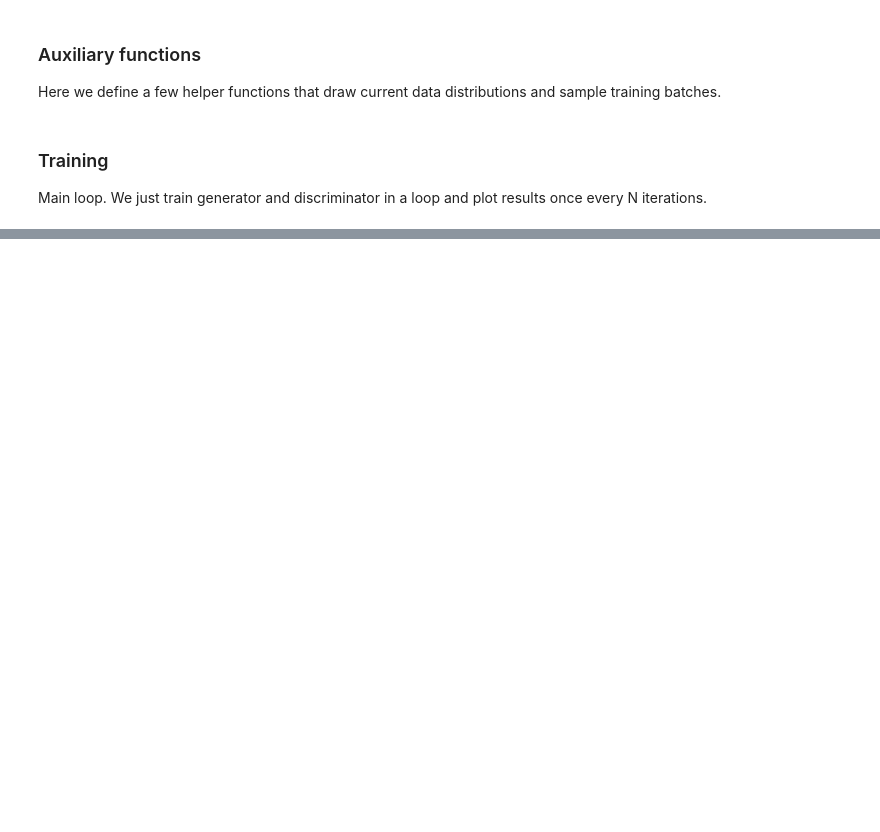
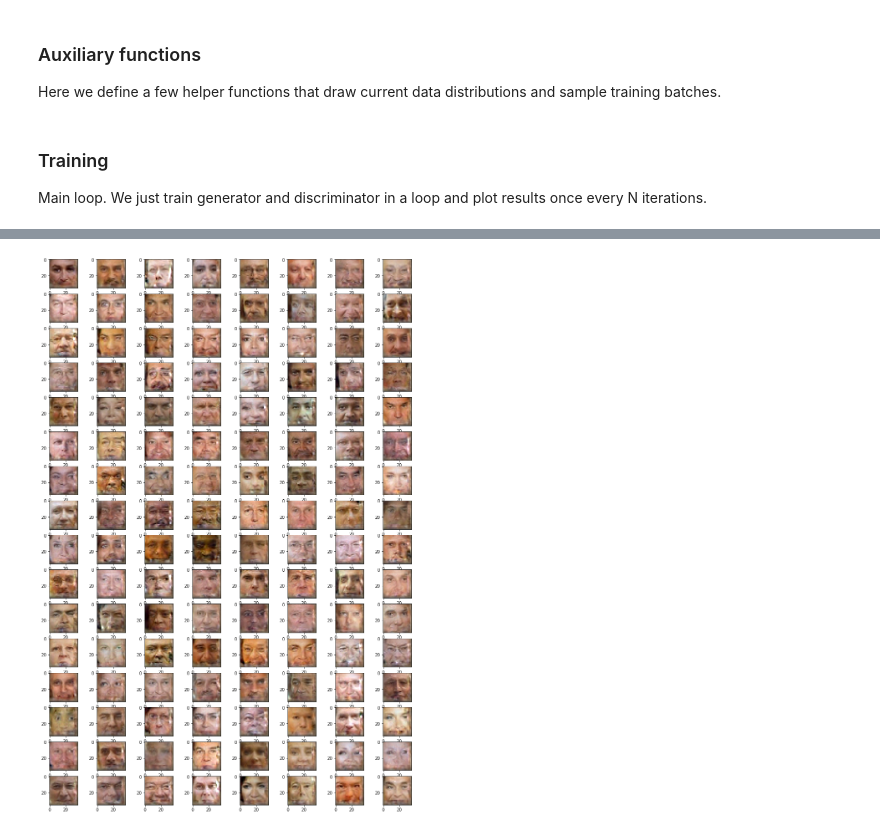
Before and after one commit to LuketheDukeBates/Adavanced-Machine-Learning, a Jupyter notebook: Introduction to Deep Learning/Week 4/Adversarial_task.ipynb, the cells around one changed output, grey strips where cells are left out. Drawn from its saved outputs; the diff is of its cells as text; code cells hidden in the pictures; blank space fills up the shorter version.

```diff
--- a/Introduction to Deep Learning/Week 4/Adversarial_task.ipynb
+++ b/Introduction to Deep Learning/Week 4/Adversarial_task.ipynb
@@ -270,0 +322,5 @@ sample_images(16,8)
+# %%
+plt.figure(figsize=[16,24])
+sample_images(16,8, sharp=True)
+# %% [output]
+[figure, added]
```
Also changed, not shown: parts of 9 cells of this notebook.
